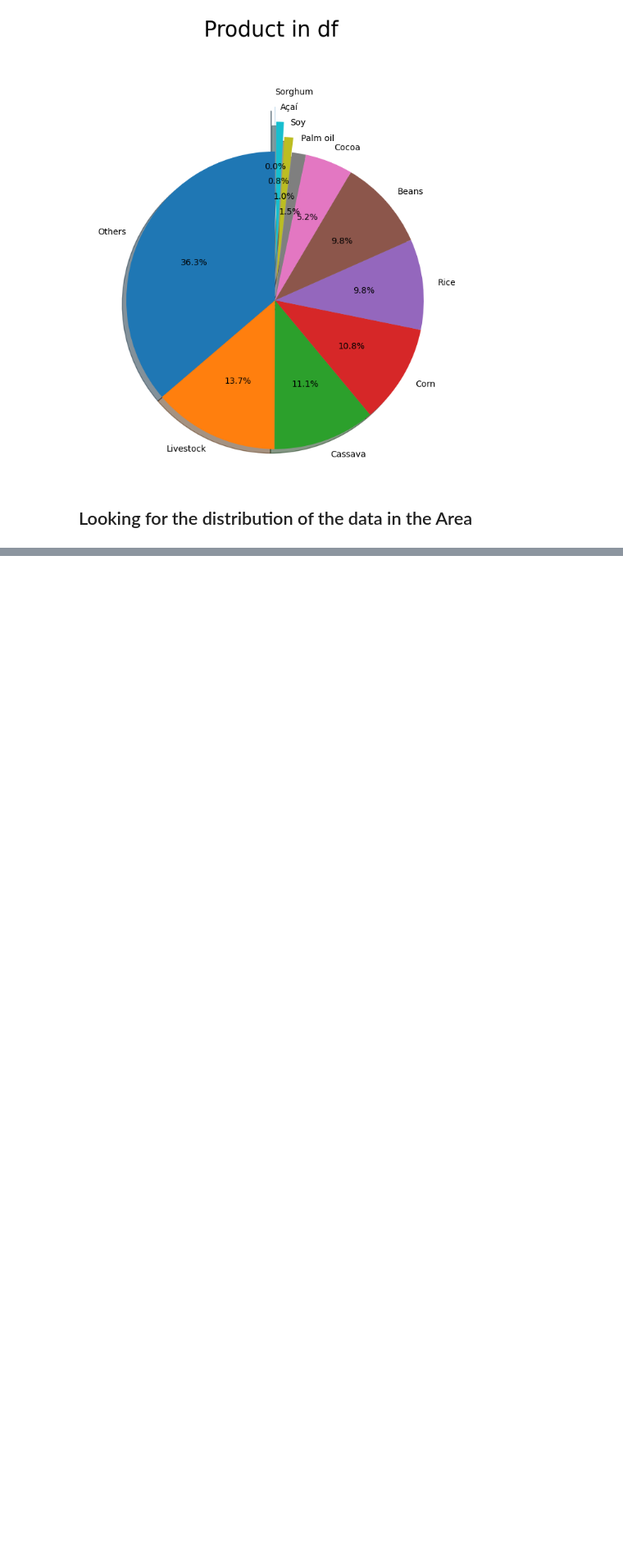
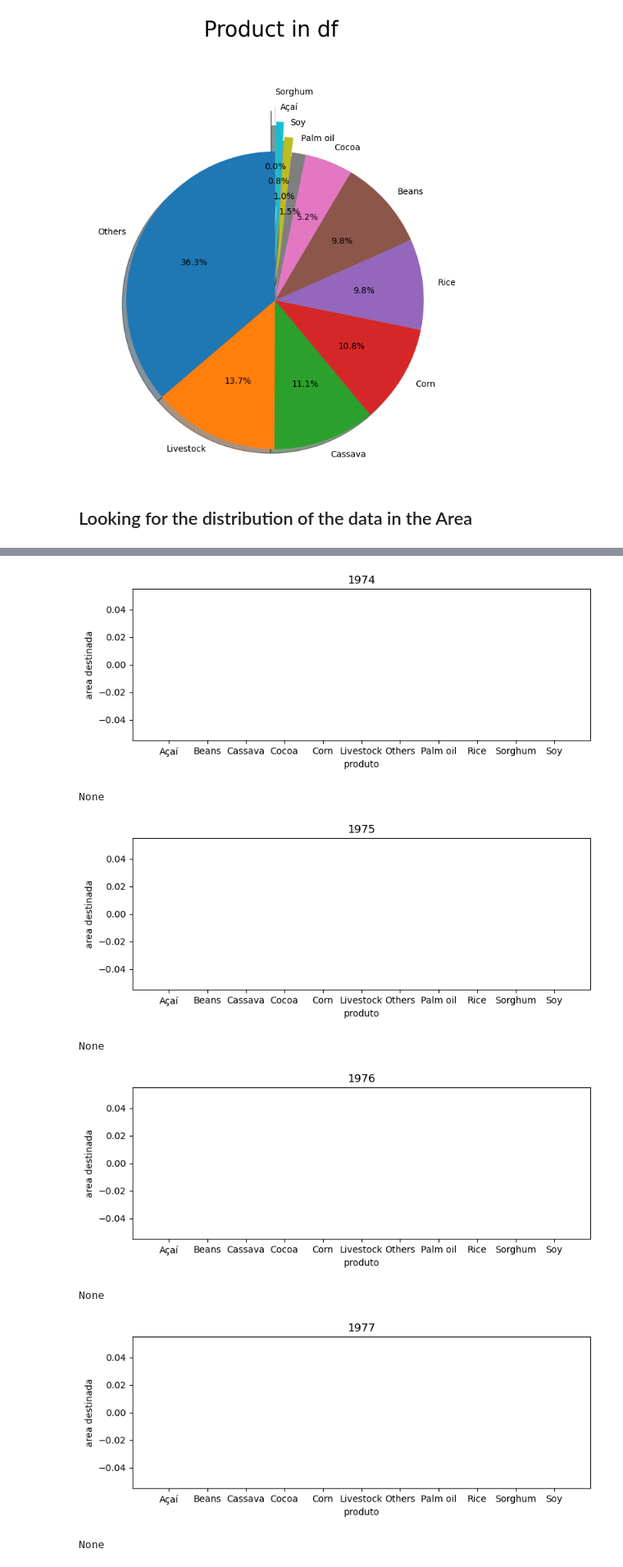
Before and after one commit to RicardoMourao-py/Bain, a Jupyter notebook: inicio.ipynb, the cells around one changed output, grey strips where cells are left out. Shown at 82% size. Drawn from its saved outputs; the diff is of its cells as text; code cells hidden in the pictures; blank space fills up the shorter version.

Commit message:
area destined for each product in a given year

```diff
--- a/inicio.ipynb
+++ b/inicio.ipynb
@@ -291,0 +306,3 @@ KeyboardInterrupt: ignored
+# %%
+df_analise = df.groupby(['year','product']).agg({'destinated_area': 'sum'})
+df_analise
@@ -291,0 +324,3 @@ KeyboardInterrupt: ignored
+# %%
+df_analise2 = df_analise.reset_index()
+df_analise2
@@ -291,0 +341,24 @@ KeyboardInterrupt: ignored
+# %%
+def products_area_destination_year(ano):
+    normalizing = lambda x: np.log10(1+x)
+    df_year = df_analise2.loc[df_analise2.year == ano,:]
+    produtos = list(df_year['product'])
+
+    plt.figure(figsize = (9, 3))
+    plt.title(f'{ano}')
+    plt.bar(produtos,list(normalizing(df_year["destinated_area"])))
+    plt.ylabel('area destinada')
+    plt.xlabel('produto')
+    plt.show()
+
+for i in range(1974, 2018):
+    print(products_area_destination_year(i))
+# %% [output]
+[figure, added]
+None
+[figure, added]
+None
+[figure, added]
+None
+[figure, added]
+None
```
Also changed, not shown: parts of 9 cells of this notebook.
